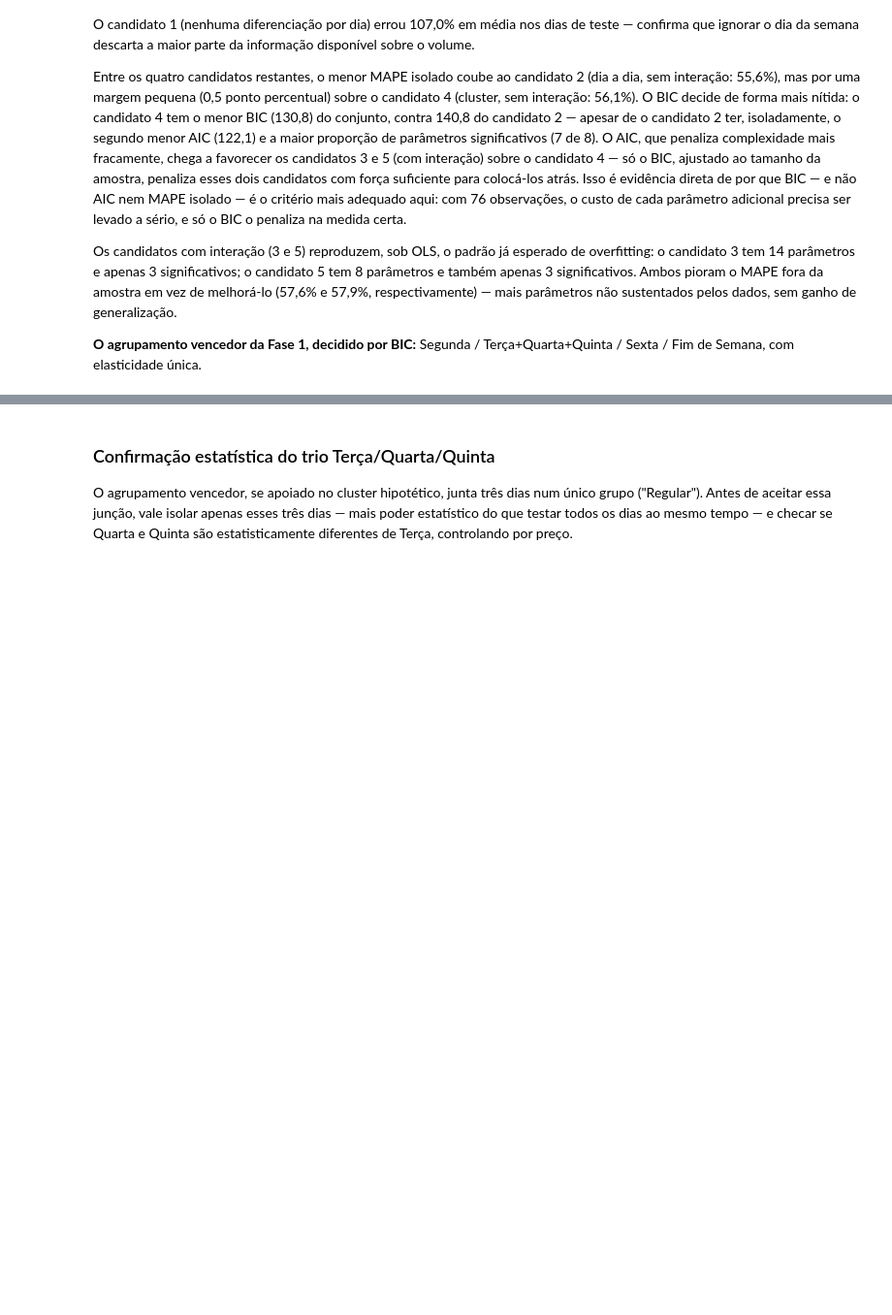
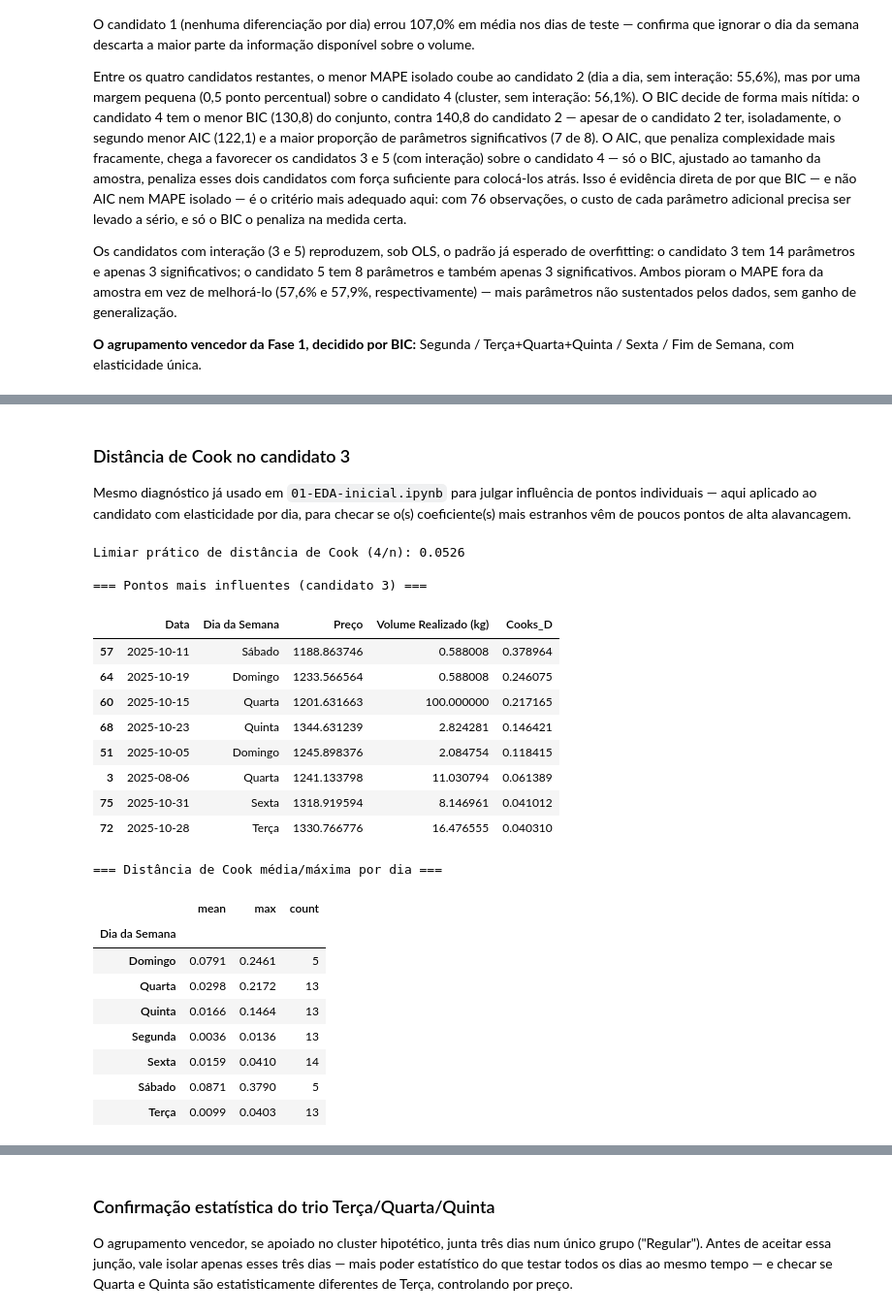
Before and after one commit to natfaria/202602-resolucao_problemas, a Jupyter notebook: notebooks/01-EDA-regressao_robusta.ipynb, the cells around one changed output, grey strips where cells are left out. Shown at 97% size. Cells and saved outputs as stored; diff of their text form; code cells hidden in the pictures; blank space fills up the shorter version.

```diff
--- a/notebooks/01-EDA-regressao_robusta.ipynb
+++ b/notebooks/01-EDA-regressao_robusta.ipynb
@@ -270,0 +285,9 @@ de Semana, com elasticidade única.
+# %%
+from statsmodels.stats.anova import anova_lm
+
+modelo_restrito_dia = modelos_fase1['2. Dia a dia, sem interação (elasticidade única)']
+modelo_completo_dia = modelos_fase1['3. Dia a dia, com interação (elasticidade por dia)']
+
+tabela_chow = anova_lm(modelo_restrito_dia, modelo_completo_dia)
+print("=== Teste de Chow: elasticidade única vs. elasticidade por dia (todos os 76 dias) ===")
+print(tabela_chow)
@@ -270,0 +344,47 @@ de Semana, com elasticidade única.
+# %% [markdown]
+### Distância de Cook no candidato 3
+
+Mesmo diagnóstico já usado em `01-EDA-inicial.ipynb` para julgar influência de pontos individuais —
+aqui aplicado ao candidato com elasticidade por dia, para checar se o(s) coeficiente(s) mais estranhos
+vêm de poucos pontos de alta alavancagem.
+# %%
+from statsmodels.stats.outliers_influence import OLSInfluence
+
+m_completo_full, cols_completo_full = preparar_treino(df_treino, cluster_dia_a_dia, True)
+infl_completo = OLSInfluence(modelo_completo_dia)
+cooks_d_completo, _ = infl_completo.cooks_distance
+
+diag_completo = df_treino.loc[m_completo_full.index, ['Data', 'Dia da Semana', 'Preço', 'Volume Realizado (kg)']].copy()
+diag_completo['Cooks_D'] = cooks_d_completo
+
+limiar_cook_completo = 4 / len(diag_completo)
+print(f"Limiar prático de distância de Cook (4/n): {limiar_cook_completo:.4f}")
+print()
+print("=== Pontos mais influentes (candidato 3) ===")
+display(diag_completo.sort_values('Cooks_D', ascending=False).head(8))
+print()
+print("=== Distância de Cook média/máxima por dia ===")
+display(diag_completo.groupby('Dia da Semana')['Cooks_D'].agg(['mean', 'max', 'count']).round(4))
+# %% [output]
+Limiar prático de distância de Cook (4/n): 0.0526
+
+=== Pontos mais influentes (candidato 3) ===
+|  | Data | Dia da Semana | Preço | Volume Realizado (kg) | Cooks_D |
+| 57 | 2025-10-11 | Sábado | 1188.863746 | 0.588008 | 0.378964 |
+| 64 | 2025-10-19 | Domingo | 1233.566564 | 0.588008 | 0.246075 |
+| 60 | 2025-10-15 | Quarta | 1201.631663 | 100.000000 | 0.217165 |
+| 68 | 2025-10-23 | Quinta | 1344.631239 | 2.824281 | 0.146421 |
+| 51 | 2025-10-05 | Domingo | 1245.898376 | 2.084754 | 0.118415 |
+| 3 | 2025-08-06 | Quarta | 1241.133798 | 11.030794 | 0.061389 |
+| 75 | 2025-10-31 | Sexta | 1318.919594 | 8.146961 | 0.041012 |
+| 72 | 2025-10-28 | Terça | 1330.766776 | 16.476555 | 0.040310 |
+=== Distância de Cook média/máxima por dia ===
+|  | mean | max | count |
+| Dia da Semana |  |  |  |
+| Domingo | 0.0791 | 0.2461 | 5 |
+| Quarta | 0.0298 | 0.2172 | 13 |
+| Quinta | 0.0166 | 0.1464 | 13 |
+| Segunda | 0.0036 | 0.0136 | 13 |
+| Sexta | 0.0159 | 0.0410 | 14 |
+| Sábado | 0.0871 | 0.3790 | 5 |
+| Terça | 0.0099 | 0.0403 | 13 |
```
Also changed, not shown: parts of 16 cells of this notebook, 2 other files.
